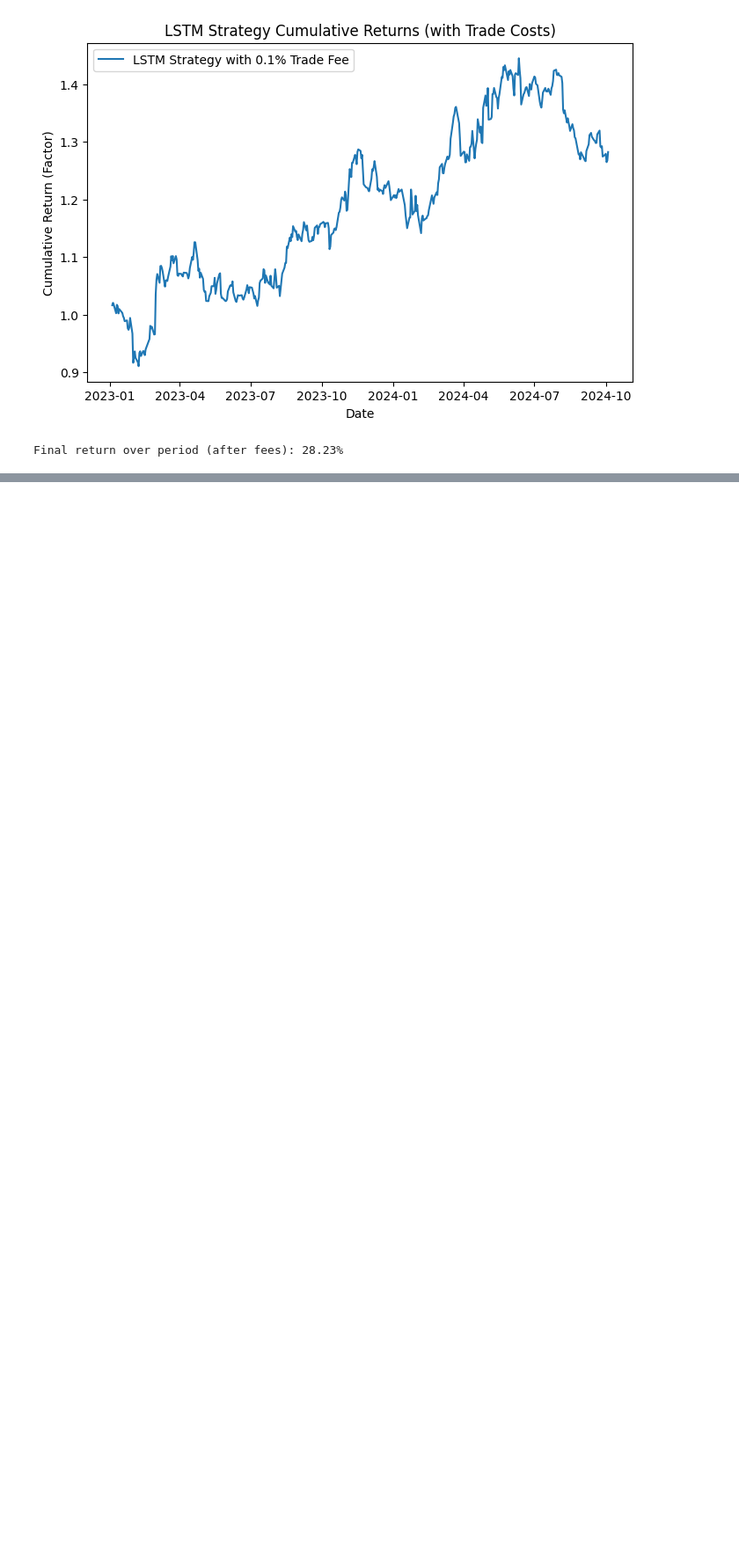
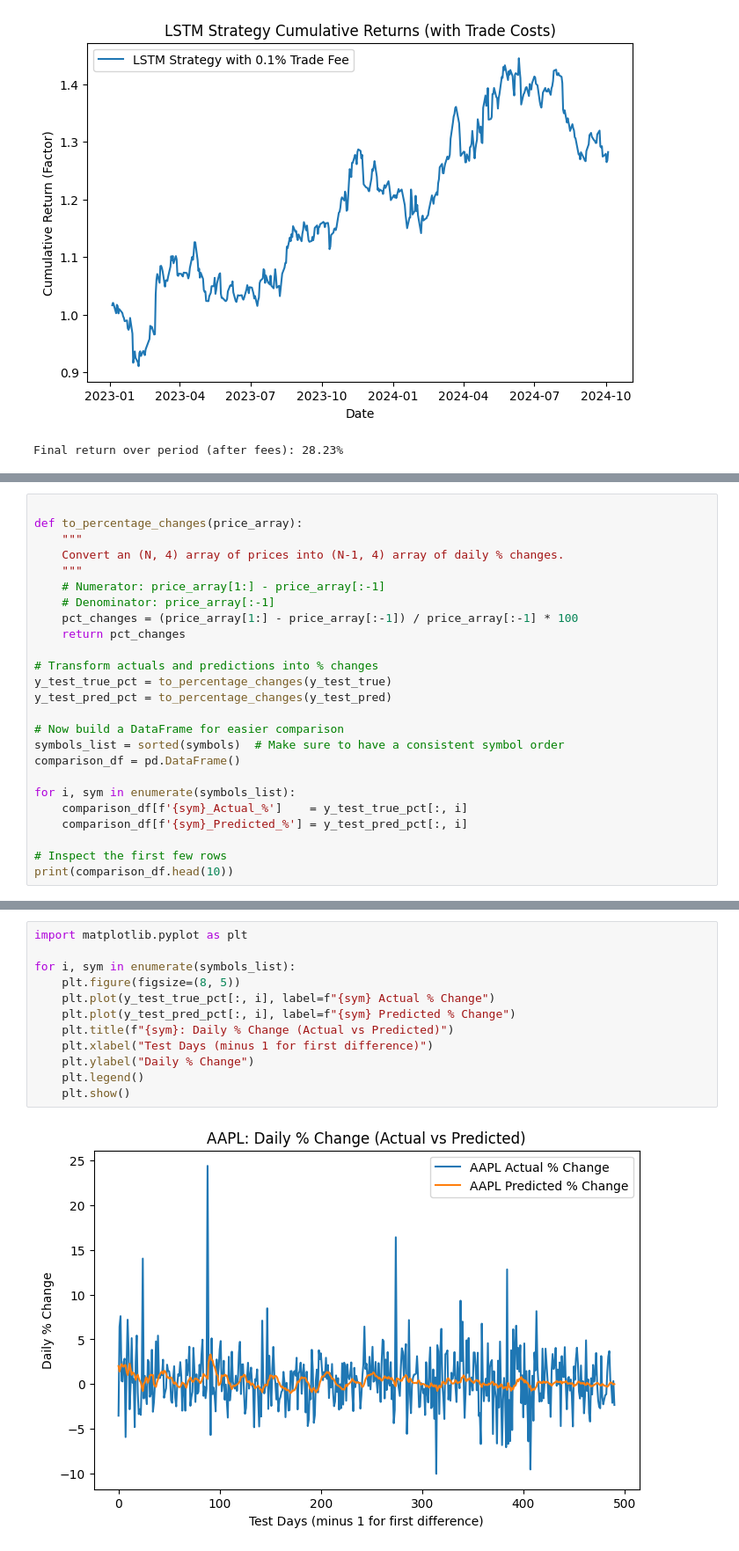
Before and after one commit to PTrendafilov/BUCKS, a Jupyter notebook: model.ipynb, the cells around one changed output, grey strips where cells are left out. Shown at 88% size. Saved outputs shown, nothing was run; the diff lists cells and outputs as text; blank space fills up the shorter version.

```diff
--- a/model.ipynb
+++ b/model.ipynb
@@ -518,0 +664,25 @@ Final return over period (after fees): 28.23%
+# %%
+
+def to_percentage_changes(price_array):
+    """
+    Convert an (N, 4) array of prices into (N-1, 4) array of daily % changes.
+    """
+    # Numerator: price_array[1:] - price_array[:-1]
+    # Denominator: price_array[:-1]
+    pct_changes = (price_array[1:] - price_array[:-1]) / price_array[:-1] * 100
+    return pct_changes
+
+# Transform actuals and predictions into % changes
+y_test_true_pct = to_percentage_changes(y_test_true)
+y_test_pred_pct = to_percentage_changes(y_test_pred)
+
+# Now build a DataFrame for easier comparison
+symbols_list = sorted(symbols)  # Make sure to have a consistent symbol order
+comparison_df = pd.DataFrame()
+
+for i, sym in enumerate(symbols_list):
+    comparison_df[f'{sym}_Actual_%']    = y_test_true_pct[:, i]
+    comparison_df[f'{sym}_Predicted_%'] = y_test_pred_pct[:, i]
+
+# Inspect the first few rows
+print(comparison_df.head(10))
@@ -518,0 +707,14 @@ Final return over period (after fees): 28.23%
+# %%
+import matplotlib.pyplot as plt
+
+for i, sym in enumerate(symbols_list):
+    plt.figure(figsize=(8, 5))
+    plt.plot(y_test_true_pct[:, i], label=f"{sym} Actual % Change")
+    plt.plot(y_test_pred_pct[:, i], label=f"{sym} Predicted % Change")
+    plt.title(f"{sym}: Daily % Change (Actual vs Predicted)")
+    plt.xlabel("Test Days (minus 1 for first difference)")
+    plt.ylabel("Daily % Change")
+    plt.legend()
+    plt.show()
+# %% [output]
+[figure, added]
```
Also changed, not shown: parts of 11 cells of this notebook.
